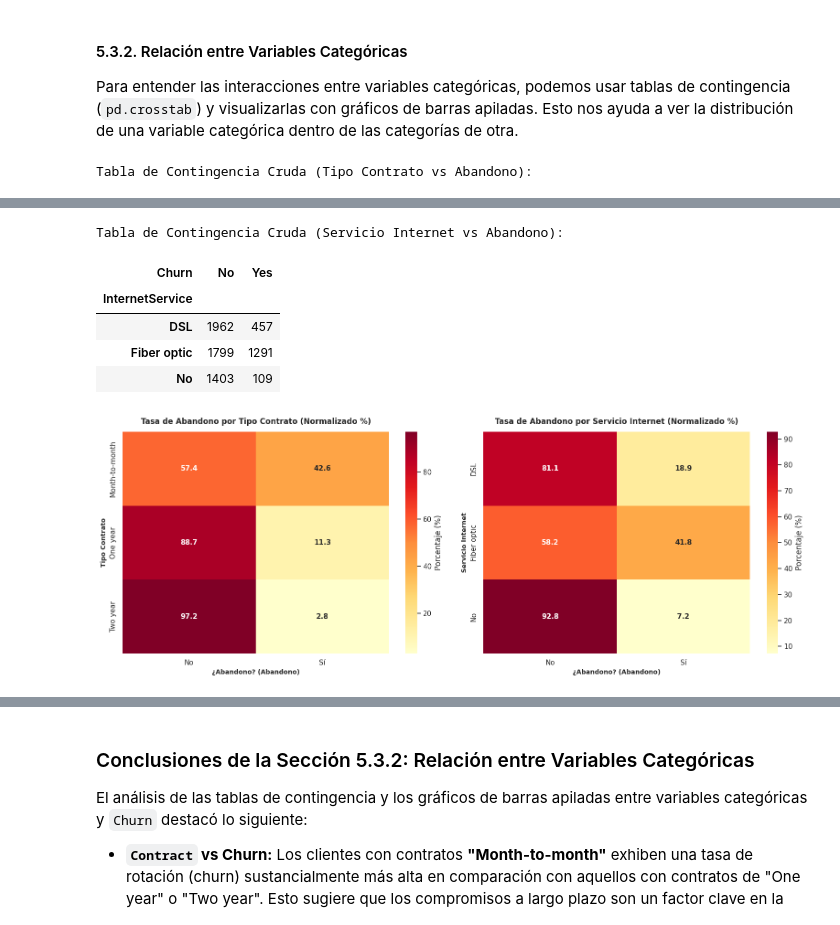
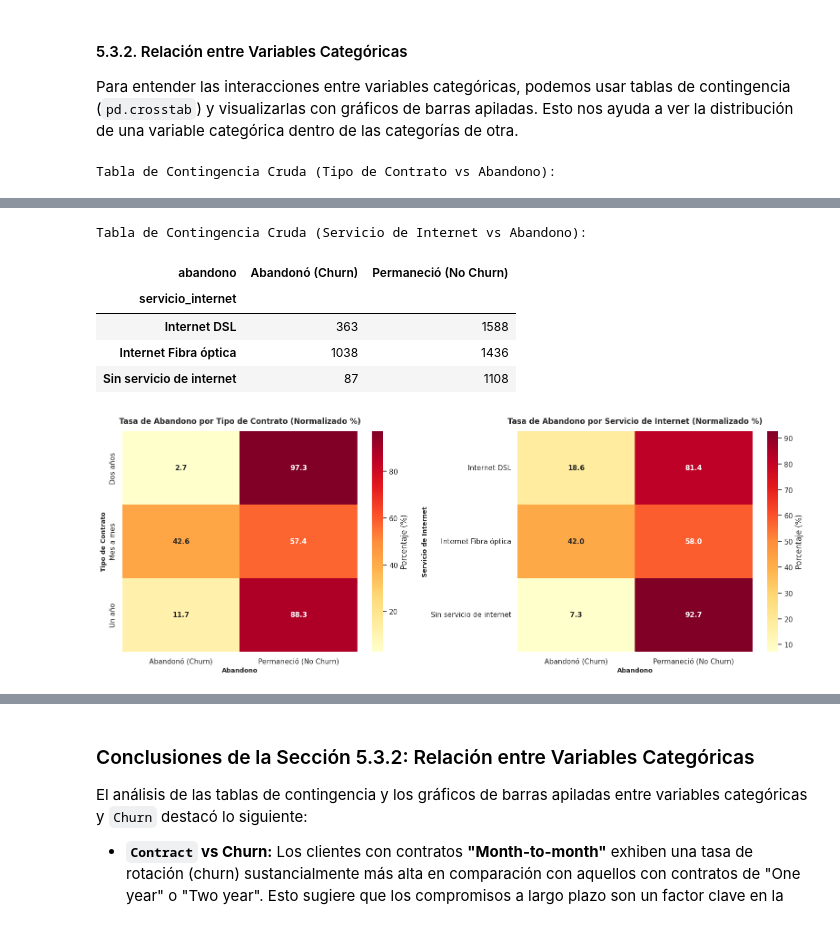
Before and after one commit to MauricioTapia84/proyecto-machinelearning-telco, a Jupyter notebook: notebooks/01_EDA_y_Limpieza.ipynb, the cells around one changed output, grey strips where cells are left out. Saved outputs shown, nothing was run; the diff lists cells and outputs as text; code cells hidden in the pictures.

```diff
--- a/notebooks/01_EDA_y_Limpieza.ipynb
+++ b/notebooks/01_EDA_y_Limpieza.ipynb
@@ -476,11 +616,8 @@ Cualquier valor nulo en columnas categóricas se imputará con la **moda** (el v
 
 Con las decisiones de imputación claras y el chequeo de nulos categóricos realizado, procedemos con la imputación de `TotalCharges` con la mediana.
 # %%
-# 3. Convertir TotalCharges a numérico, forzando errores y tratando los nulos
-# Los valores ' ' (espacios en blanco) ya deberían haberse convertido a NaN en el paso anterior.
-# pd.to_numeric(errors='coerce') también maneja cualquier valor no numérico a NaN.
-df['TotalCharges'] = pd.to_numeric(df['TotalCharges'], errors='coerce')
-
-# 4. Tratar los nulos en TotalCharges: rellenar con la mediana debido a su distribución sesgada.
-# Se usa la mediana porque la distribución de TotalCharges está sesgada a la derecha.
-df['TotalCharges'] = df['TotalCharges'].fillna(df['TotalCharges'].median())
+# Asegurar que 'cargos_totales' esté correctamente formateado y completo
+df['cargos_totales'] = pd.to_numeric(df['cargos_totales'], errors='coerce')
+mediana_cargos_totales = df['cargos_totales'].median()
+df['cargos_totales'] = df['cargos_totales'].fillna(mediana_cargos_totales)
+print(f"✓ cargos_totales consolidado. Mediana aplicada: {mediana_cargos_totales}")
@@ -853,9 +1003,6 @@ Los boxplots revelaron patrones claros en la relación entre las variables numé
 
 Para entender las interacciones entre variables categóricas, podemos usar tablas de contingencia (`pd.crosstab`) y visualizarlas con gráficos de barras apiladas. Esto nos ayuda a ver la distribución de una variable categórica dentro de las categorías de otra.
 # %%
-# ==============================================================================
-# ANALISIS CATEGÓRICAS VS CATEGÓRICAS: MAPAS DE CALOR ANOTADOS DE CONTRATO E INTERNET VS CHURN
-# ==============================================================================
 import os
 import pandas as pd
 import matplotlib.pyplot as plt
@@ -863,46 +1010,36 @@ import seaborn as sns
 
 os.makedirs('../images', exist_ok=True)
 
-# Crear una figura con dos paneles contiguos para las comparativas clave
 fig, axes = plt.subplots(1, 2, figsize=(16, 6))
 
-# Obtener nombres traducidos desde el diccionario técnico
-trad_contract = DICCIONARIO_VARIABLES.get('Contract', 'Contract').replace('_', ' ').title()
-trad_internet = DICCIONARIO_VARIABLES.get('InternetService', 'InternetService').replace('_', ' ').title()
-trad_churn = DICCIONARIO_VARIABLES.get('Churn', 'Churn').replace('_', ' ').title()
+# 1. Relación: Tipo de Contrato vs Abandono
+crosstab_contract = pd.crosstab(df['tipo_contrato'], df['abandono'])
+crosstab_contract_norm = pd.crosstab(df['tipo_contrato'], df['abandono'], normalize='index') * 100
 
-# 1. Relación: Tipo de Contrato vs Churn
-crosstab_contract = pd.crosstab(df['Contract'], df['Churn'])
-crosstab_contract_norm = pd.crosstab(df['Contract'], df['Churn'], normalize='index') * 100
+sns.heatmap(crosstab_contract_norm, annot=True, fmt=".1f", cmap="YlOrRd", cbar=True,
+            cbar_kws={'label': 'Porcentaje (%)'}, ax=axes[0], annot_kws={'size': 11, 'weight': 'bold'})
+axes[0].set_title('Tasa de Abandono por Tipo de Contrato (Normalizado %)', fontsize=12, fontweight='bold', pad=12)
+axes[0].set_xlabel('Abandono', fontsize=10, fontweight='bold')
+axes[0].set_ylabel('Tipo de Contrato', fontsize=10, fontweight='bold')
 
-sns.heatmap(crosstab_contract_norm, annot=True, fmt=".1f", cmap='YlOrRd', cbar=True,
-            cbar_kws={'label': 'Porcentaje (%)'}, ax=axes[0], annot_kws={'size': 11, 'weight': 'bold'})
-
-axes[0].set_title(f'Tasa de Abandono por {trad_contract} (Normalizado %)', fontsize=12, fontweight='bold', pad=12)
-axes[0].set_xlabel(f'¿{trad_churn}? (Abandono)', fontsize=10, fontweight='bold')
-axes[0].set_ylabel(trad_contract, fontsize=10, fontweight='bold')
-axes[0].set_xticklabels(['No', 'Sí'])
-
-print(f"Tabla de Contingencia Cruda ({trad_contract} vs {trad_churn}):")
+print("Tabla de Contingencia Cruda (Tipo de Contrato vs Abandono):")
 display(crosstab_contract)
 
-# 2. Relación: Servicio de Internet vs Churn
-crosstab_internet = pd.crosstab(df['InternetService'], df['Churn'])
-crosstab_internet_norm = pd.crosstab(df['InternetService'], df['Churn'], normalize='index') * 100
+# 2. Relación: Servicio de Internet vs Abandono
+crosstab_internet = pd.crosstab(df['servicio_internet'], df['abandono'])
+crosstab_internet_norm = pd.crosstab(df['servicio_internet'], df['abandono'], normalize='index') * 100
 
-sns.heatmap(crosstab_internet_norm, annot=True, fmt=".1f", cmap='YlOrRd', cbar=True,
+sns.heatmap(crosstab_internet_norm, annot=True, fmt=".1f", cmap="YlOrRd", cbar=True,
             cbar_kws={'label': 'Porcentaje (%)'}, ax=axes[1], annot_kws={'size': 11, 'weight': 'bold'})
+axes[1].set_title('Tasa de Abandono por Servicio de Internet (Normalizado %)', fontsize=12, fontweight='bold', pad=12)
+axes[1].set_xlabel('Abandono', fontsize=10, fontweight='bold')
+axes[1].set_ylabel('Servicio de Internet', fontsize=10, fontweight='bold')
 
-axes[1].set_title(f'Tasa de Abandono por {trad_internet} (Normalizado %)', fontsize=12, fontweight='bold', pad=12)
-axes[1].set_xlabel(f'¿{trad_churn}? (Abandono)', fontsize=10, fontweight='bold')
-axes[1].set_ylabel(trad_internet, fontsize=10, fontweight='bold')
-axes[1].set_xticklabels(['No', 'Sí'])
-
-print(f"\nTabla de Contingencia Cruda ({trad_internet} vs {trad_churn}):")
+print("\nTabla de Contingencia Cruda (Servicio de Internet vs Abandono):")
 display(crosstab_internet)
 
 plt.tight_layout()
-plt.savefig('../images/06_tablas_contingencia_heatmaps.png', dpi=300, bbox_inches='tight')
+plt.savefig('../images/06_tablas_contingencia_heatmaps_espanol.png', dpi=300, bbox_inches='tight')
 plt.show()
 # %% [output]
-Tabla de Contingencia Cruda (Tipo Contrato vs Abandono):
+Tabla de Contingencia Cruda (Tipo de Contrato vs Abandono):
@@ -914,8 +1051,8 @@ Tabla de Contingencia Cruda (Tipo Contrato vs Abandono):
-Tabla de Contingencia Cruda (Servicio Internet vs Abandono):
+Tabla de Contingencia Cruda (Servicio de Internet vs Abandono):
-| Churn | No | Yes |
-| InternetService |  |  |
-| DSL | 1962 | 457 |
-| Fiber optic | 1799 | 1291 |
-| No | 1403 | 109 |
+| abandono | Abandonó (Churn) | Permaneció (No Churn) |
+| servicio_internet |  |  |
+| Internet DSL | 363 | 1588 |
+| Internet Fibra óptica | 1038 | 1436 |
+| Sin servicio de internet | 87 | 1108 |
-[figure, old version]
+[figure, new version]
 # %% [markdown]
```
Also changed, not shown: parts of 33 cells of this notebook.
